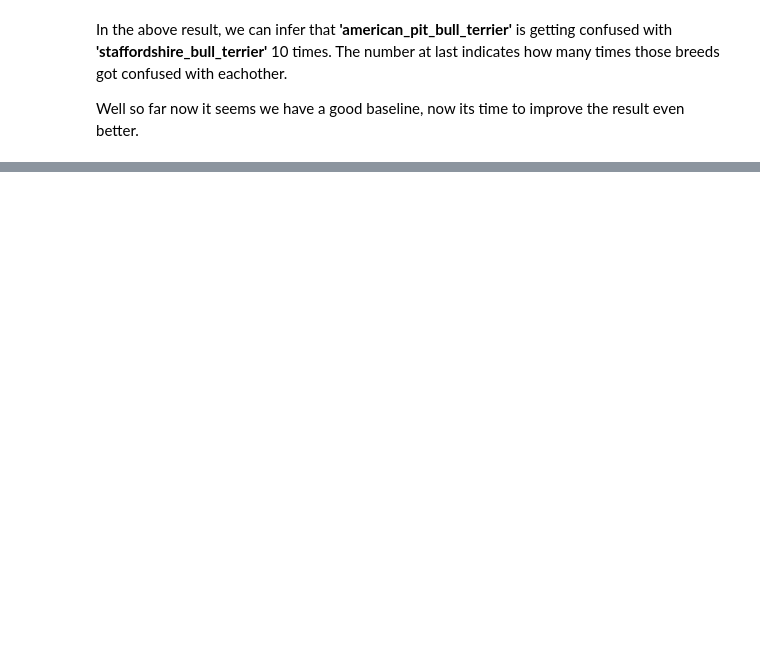
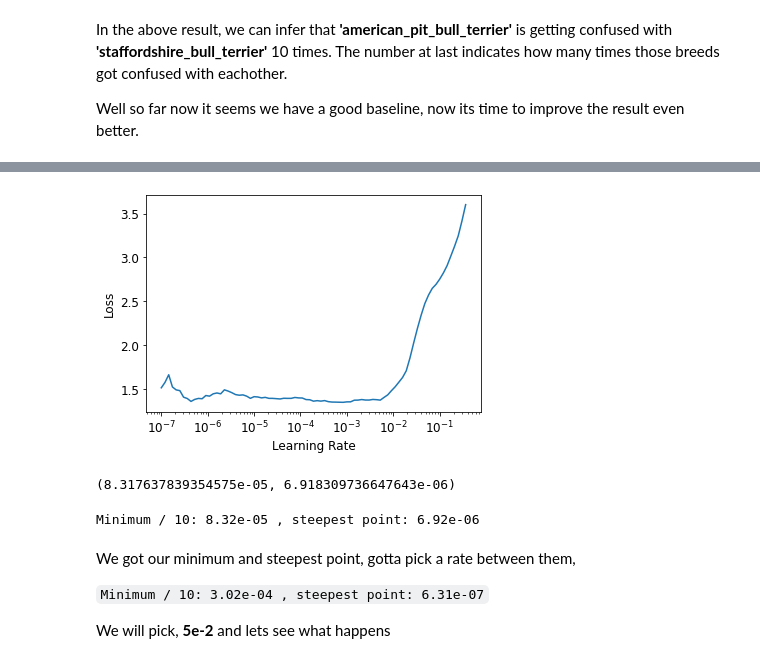
Before and after one commit to ashikshafi08/Learning-Fastai, a Jupyter notebook: Chapters Notebooks/Image_Classification.ipynb, the cells around one changed output, grey strips where cells are left out. Drawn from its saved outputs; the diff is of its cells as text; code cells hidden in the pictures; blank space fills up the shorter version.

```diff
--- a/Chapters Notebooks/Image_Classification.ipynb
+++ b/Chapters Notebooks/Image_Classification.ipynb
@@ -671,0 +707,5 @@ The first thing to look up when training a model is the learning rate. As seen b
+# %%
+# Getting learning rate finder into action
+
+lr_min , lr_steep = learn.lr_find()
+# %% [output]
@@ -671,0 +713,15 @@ The first thing to look up when training a model is the learning rate. As seen b
+[figure, added]
+# %%
+lr_min , lr_steep
+# %% [output]
+(8.317637839354575e-05, 6.918309736647643e-06)
+# %%
+print(f'Minimum / 10: {lr_min:.2e} , steepest point: {lr_steep:.2e}')
+# %% [output]
+Minimum / 10: 8.32e-05 , steepest point: 6.92e-06
+# %% [markdown]
+We got our minimum and steepest point, gotta pick a rate between them,
+
+`Minimum / 10: 3.02e-04 , steepest point: 6.31e-07`
+
+We will pick, **5e-2** and lets see what happens
```
Also changed, not shown: parts of 31 cells of this notebook.
